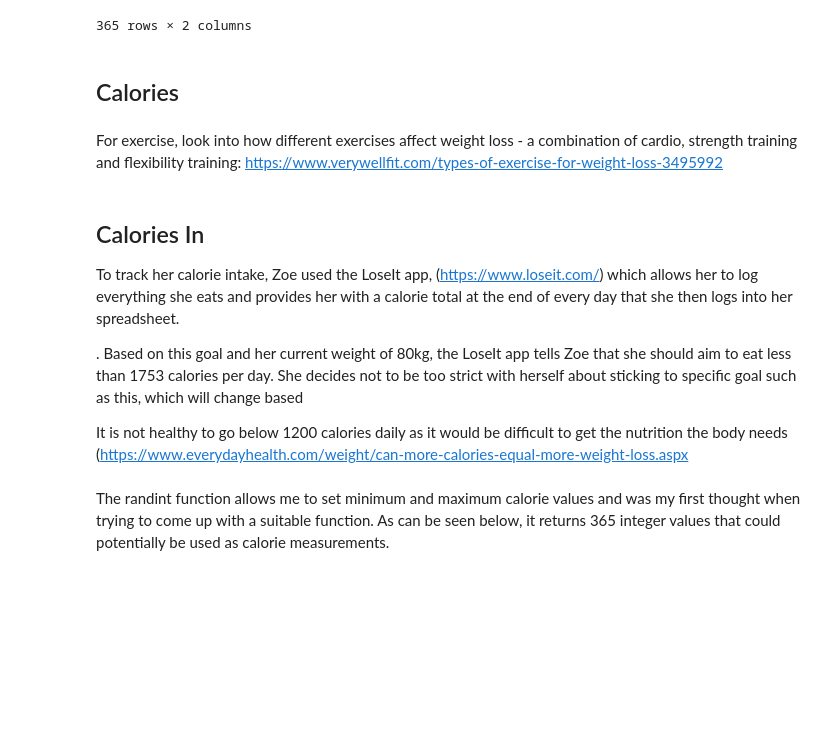
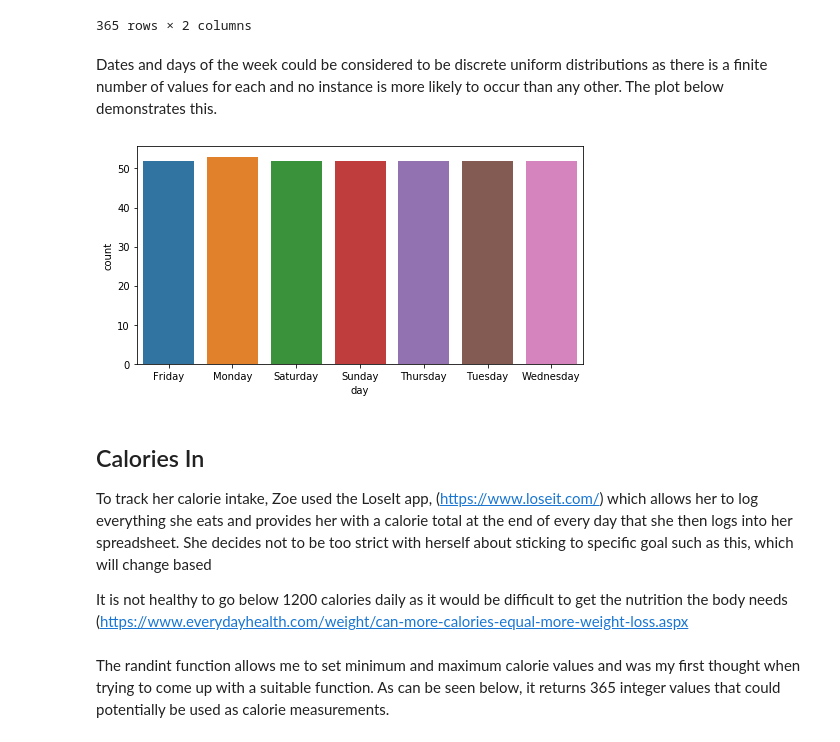
Before and after one commit to jennifer-ryan/data-set-simulation, a Jupyter notebook: Dataset Simulation.ipynb, the cells around one changed output. Saved outputs shown, nothing was run; the diff lists cells and outputs as text; code cells hidden in the pictures; blank space fills up the shorter version.

```diff
--- a/Dataset Simulation.ipynb
+++ b/Dataset Simulation.ipynb
@@ -226,16 +230,19 @@ df
 | 363 | 2018-12-30 | Sunday |
 | 364 | 2018-12-31 | Monday |
 365 rows × 2 columns
-# %% [markdown]
-## Calories
-# %% [markdown]
-For exercise, look into how different exercises affect weight loss - a combination of cardio, strength training and flexibility training: https://www.verywellfit.com/types-of-exercise-for-weight-loss-3495992
+# %% [markdown]
+Dates and days of the week could be considered to be discrete uniform distributions as there is a finite number of values for each and no instance is more likely to occur than any other. The plot below demonstrates this.
+# %%
+# Plotting day distributiions.
+plt.figure(figsize=(8, 4))
+sns.countplot(df.day, orient='h')
+plt.show()
+# %% [output]
+[figure, added]
 # %% [markdown]
 ## Calories In
 
-To track her calorie intake, Zoe used the LoseIt app, (https://www.loseit.com/) which allows her to log everything she eats and provides her with a calorie total at the end of every day that she then logs into her spreadsheet.
-
-. Based on this goal and her current weight of 80kg, the LoseIt app tells Zoe that she should aim to eat less than 1753 calories per day. She decides not to be too strict with herself about sticking to  specific goal such as this, which will change based
+To track her calorie intake, Zoe used the LoseIt app, (https://www.loseit.com/) which allows her to log everything she eats and provides her with a calorie total at the end of every day that she then logs into her spreadsheet. She decides not to be too strict with herself about sticking to  specific goal such as this, which will change based
 
 It is not healthy to go below 1200 calories daily as it would be difficult to get the nutrition the body needs (https://www.everydayhealth.com/weight/can-more-calories-equal-more-weight-loss.aspx
 # %% [markdown]
```
Also changed, not shown: parts of 28 cells of this notebook.
